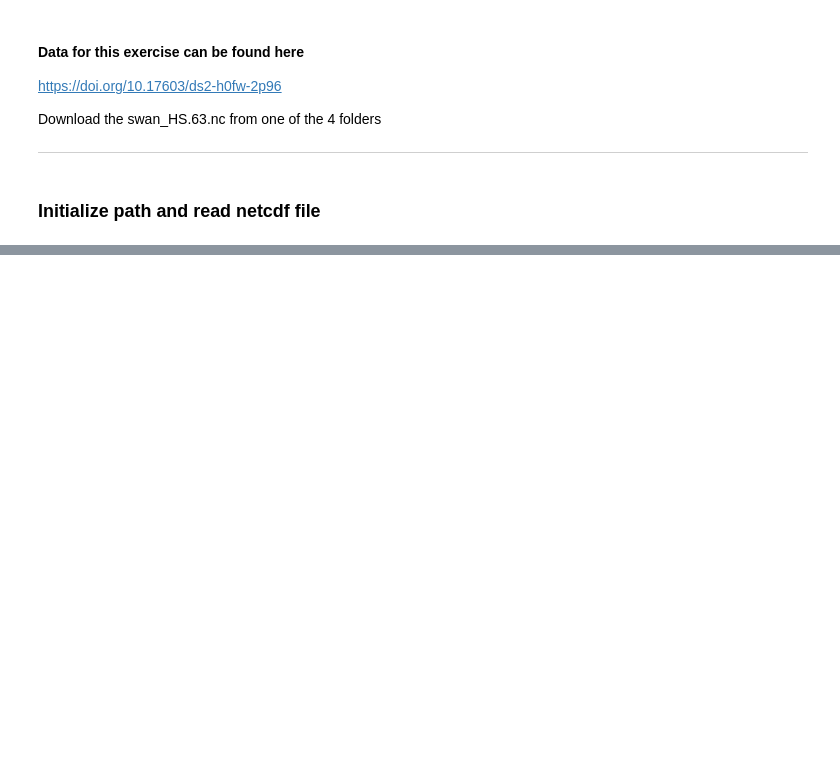
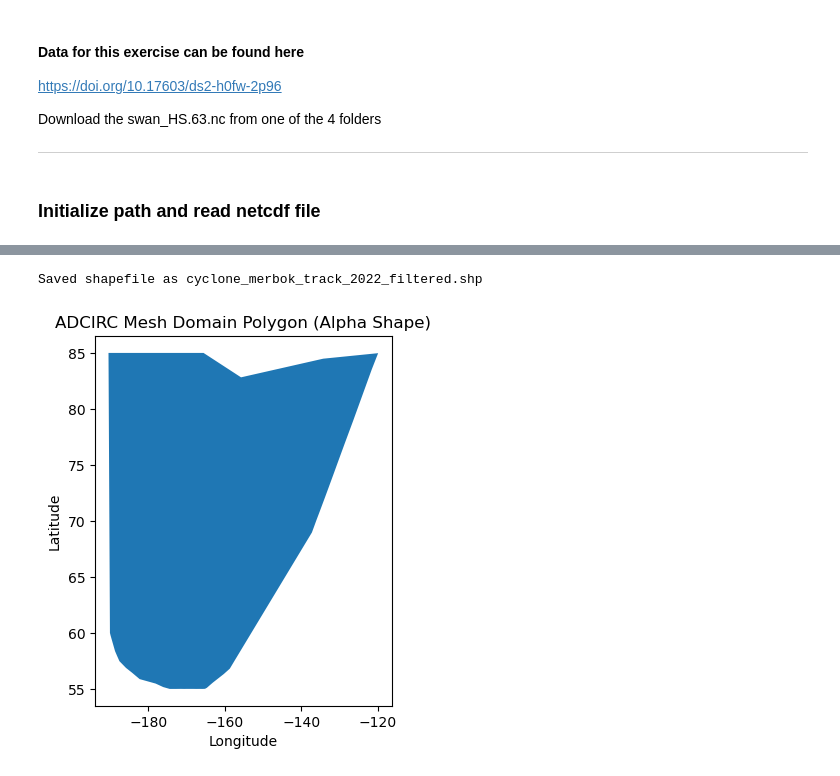
Before and after one commit to tmiesse/arctic_storm, a Jupyter notebook: cyclone_track4adcirc.ipynb, the cells around one changed output, grey strips where cells are left out. Saved outputs shown, nothing was run; the diff lists cells and outputs as text; code cells hidden in the pictures; blank space fills up the shorter version.

```diff
--- a/cyclone_track4adcirc.ipynb
+++ b/cyclone_track4adcirc.ipynb
@@ -199,0 +105,19 @@ shapely.vectorized.contains(Polygon([(lon1,lat1),(lon1,lat2),(lon2,lat2),(lon2,l
+# %%
+
+times = wind_file.variables['time'][:]
+
+start = pd.to_datetime(wind_file.variables['time'].base_date)
+timestamps = pd.date_range(start=start, freq='1h', periods=len(times)).tz_localize(None)
+time_mask = (timestamps >= start_date) & (timestamps <= end_date)
+timestamps = timestamps[time_mask]
+lon = wind_file.variables['x'][:]
+lat = wind_file.variables['y'][:]
+windx = wind_file.variables['windx'][time_mask,:]
+windy = wind_file.variables['windy'][time_mask,:]
+
+# === Compute wind speed ===
+wind_speed = np.sqrt(windx**2 + windy**2)  # Shape: [time, node]
+pressure = pressure_file.variables['pressure'][time_mask,:]
+# === Track cyclone using max wind speed ===
+
+pressure_hpa = pressure * 98.07
@@ -199,0 +309,41 @@ shapely.vectorized.contains(Polygon([(lon1,lat1),(lon1,lat2),(lon2,lat2),(lon2,l
+# %%
+df['datetime'] = df['timestamp'].dt.strftime('%Y-%m-%d %H:%M:%S')
+df['geometry'] = df.apply(lambda row: Point(row['lon'], row['lat']), axis=1)
+gdf = gpd.GeoDataFrame(df, geometry='geometry', crs="EPSG:4326")
+gdf.to_file("/scratch/tmiesse/project/tracks/cyclone_merbok_track_2022_filtered.shp")
+print("Saved shapefile as cyclone_merbok_track_2022_filtered.shp")
+# %% [output]
+Saved shapefile as cyclone_merbok_track_2022_filtered.shp
+# %%
+# === Build alpha shape ===
+node_points = [Point(lon[i], lat[i]) for i in range(len(lon))]
+
+def alpha_shape(points, alpha=0.02):
+    if len(points) < 4:
+        return MultiPoint(points).convex_hull
+    coords = np.array([[p.x, p.y] for p in points])
+    tri = Delaunay(coords)
+    triangles = []
+    for ia, ib, ic in tri.simplices:
+        pa, pb, pc = coords[ia], coords[ib], coords[ic]
+        a = np.linalg.norm(pa - pb)
+        b = np.linalg.norm(pb - pc)
+        c = np.linalg.norm(pc - pa)
+        s = (a + b + c) / 2.0
+        area = np.sqrt(s * (s - a) * (s - b) * (s - c))
+        circum_r = a * b * c / (4.0 * area)
+        if circum_r < 1.0 / alpha:
+            triangles.append(Polygon([pa, pb, pc]))
+    return unary_union(triangles)
+
+domain_polygon = alpha_shape(node_points, alpha=0.02)
+
+# === Plot the result ===
+gdf = gpd.GeoDataFrame(geometry=[domain_polygon], crs="EPSG:4326")
+gdf.plot()
+plt.title("ADCIRC Mesh Domain Polygon (Alpha Shape)")
+plt.xlabel("Longitude")
+plt.ylabel("Latitude")
+plt.show()
+# %% [output]
+[figure, added]
```
Also changed, not shown: parts of 18 cells of this notebook, 11 other files.
